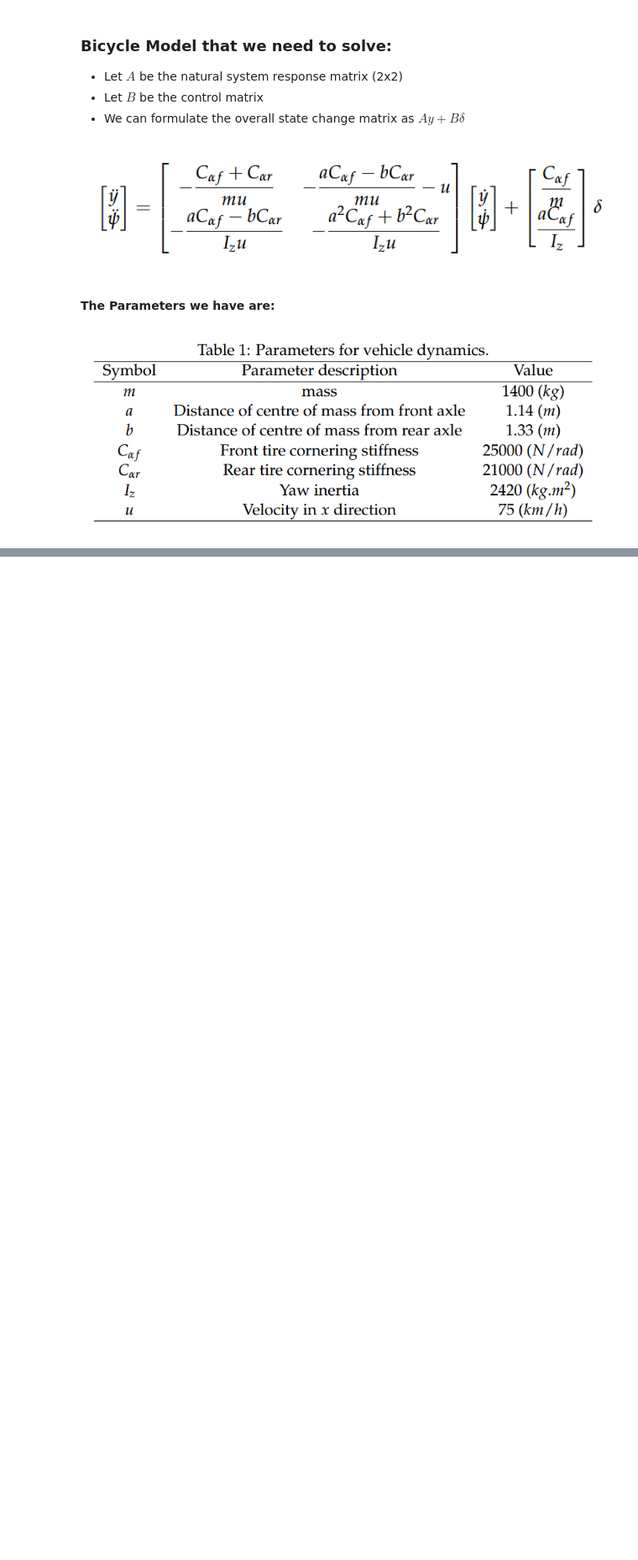
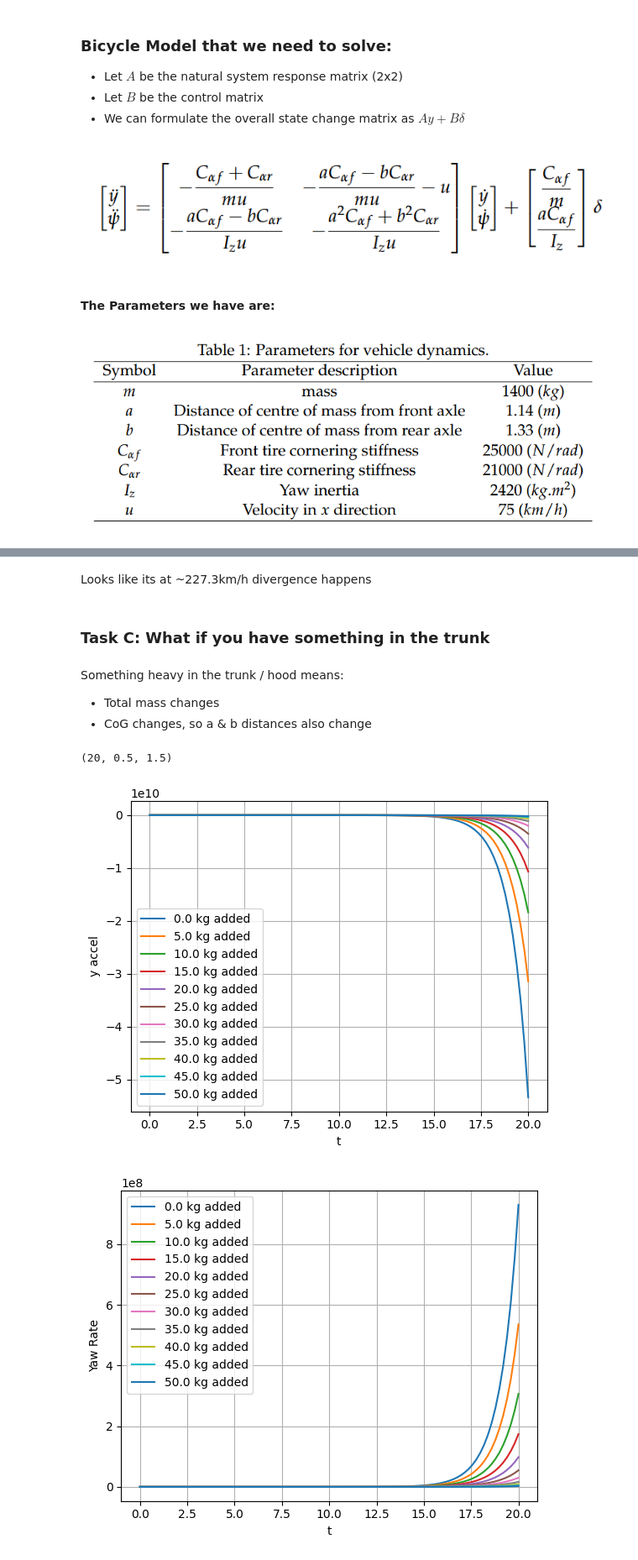
Before and after one commit to hepromark/BicycleModelExploration, a Jupyter notebook: part2.ipynb, the cells around one changed output, grey strips where cells are left out. Shown at 84% size. Drawn from its saved outputs; the diff is of its cells as text; code cells hidden in the pictures; blank space fills up the shorter version.

```diff
--- a/part2.ipynb
+++ b/part2.ipynb
@@ -301,0 +299,65 @@ for i, history in enumerate(histories):
+# %% [markdown]
+Looks like its at ~227.3km/h divergence happens
+# %% [markdown]
+### Task C: What if you have something in the trunk
+# %% [markdown]
+Something heavy in the trunk / hood means:
+- Total mass changes
+- CoG changes, so a & b distances also change
+# %%
+# Placement loc (0) for rear wheel, (1) for front
+def get_new_m_a_b(m, a, b, added_w, placement_loc):
+    new_m = m + added_w
+
+    # car could be split into 2 point masses at
+    # front & rear tires. So the new CoG is just the weighted
+    # avg of the new rear & front weights
+    front_mass = m / 2 + added_w * placement_loc
+    rear_mass = m / 2 + added_w * 1 - placement_loc
+
+    # Fix the coords system @ b = 0
+    total = a + b
+    frac = rear_mass / new_m
+    new_b = total * frac
+    new_a = total - new_b
+
+    return new_m, new_a, new_b
+# %%
+# Try putting 10kg on the back wheel of a 10kg car
+get_new_m_a_b(10, 1, 1, 10, 0)
+# %% [output]
+(20, 0.5, 1.5)
+# %%
+added_w = np.linspace(0, 50, 11)
+cog_values = [get_new_m_a_b(1400, 1.14, 1.33, w, 0) for w in added_w]
+
+u = 300 * 1000 / 3600
+init_vector = np.array([[0],[0]])
+t_final = 20
+init_t = 0
+step_size = 0.2
+max_iter = int(t_final / step_size)
+
+histories = []
+labels = []
+
+for i, (m, a, b) in enumerate(cog_values):
+    solver = BicycleSolver(
+        m = m,
+        a = a,
+        b = b,
+        C_alpha_f = 25000,
+        C_alpha_r = 21000,
+        I_z = 2420,
+        u = u
+    )
+
+    res, hist = solver.solve(Solver.rk4, task_a_model, init_vector, init_t, max_iter, step_size)
+
+    histories.append(hist)
+    labels.append(f'{round(added_w[i],2)} kg added')
+
+solver.visualize_results(histories, labels, init_t, t_final, max_iter)
+# %% [output]
+[figure, added]
+[figure, added]
```
Also changed, not shown: parts of 12 cells of this notebook, 2 other files.
